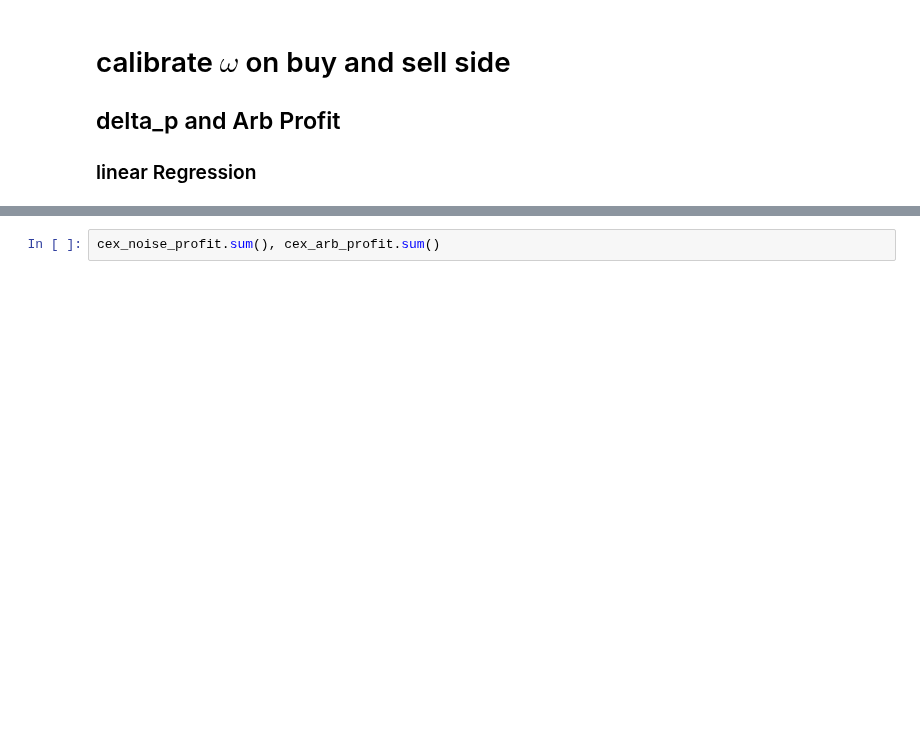
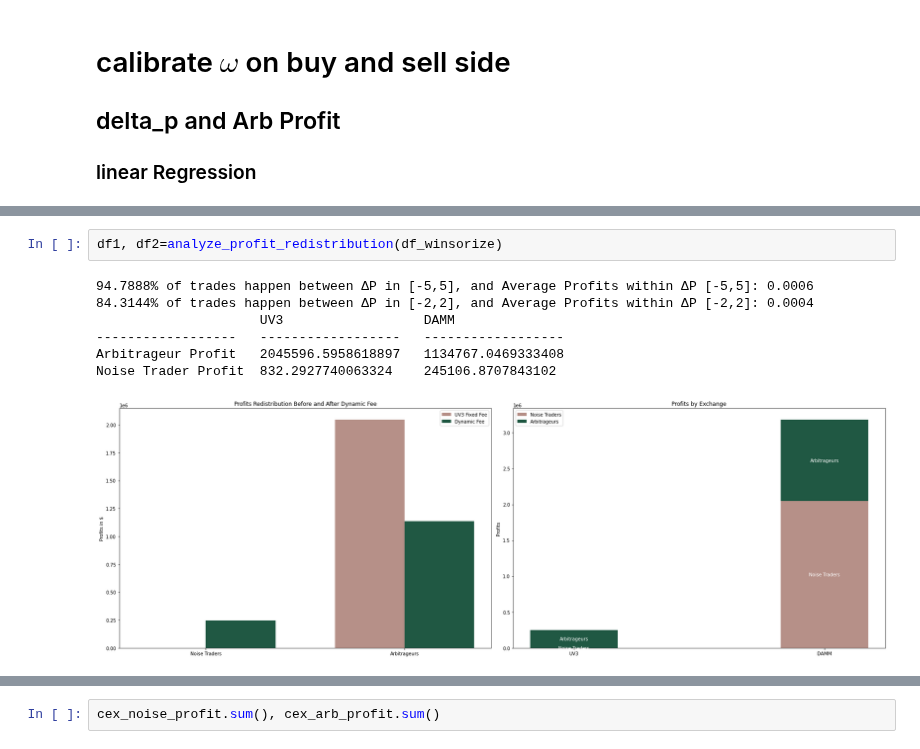
Before and after one commit to Armand-Morin/afp-berkeley-dynamic-fee-defi-amm, a Jupyter notebook: dynamic_fees_model.ipynb, the cells around one changed output, grey strips where cells are left out. Drawn from its saved outputs; the diff is of its cells as text; blank space fills up the shorter version.

```diff
--- a/dynamic_fees_model.ipynb
+++ b/dynamic_fees_model.ipynb
@@ -304,3 +305,13 @@ analyze_profit_redistribution(df_winsorize)
+# %%
+df1, df2=analyze_profit_redistribution(df_winsorize)
+# %% [output]
+94.7888% of trades happen between ΔP in [-5,5], and Average Profits within ΔP [-5,5]: 0.0006
+84.3144% of trades happen between ΔP in [-2,2], and Average Profits within ΔP [-2,2]: 0.0004
+                     UV3                  DAMM
+------------------   ------------------   ------------------
+Arbitrageur Profit   2045596.5958618897   1134767.0469333408
+Noise Trader Profit  832.2927740063324    245106.8707843102
+[figure, added]
 # %%
 df['notional_profit'] = df.apply(lambda row: row['arb_profit_fixed']*row['amountUSD'], axis=1)
 
```
Also changed, not shown: parts of 24 cells of this notebook.
